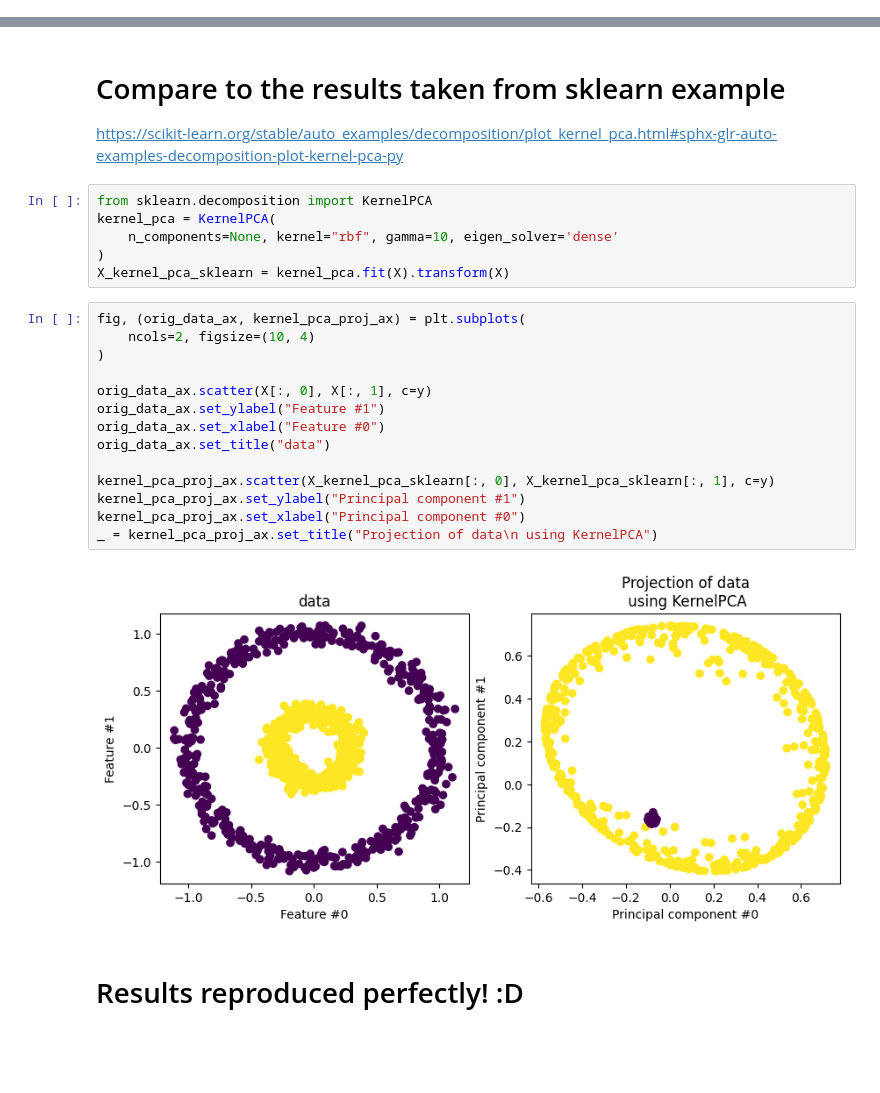
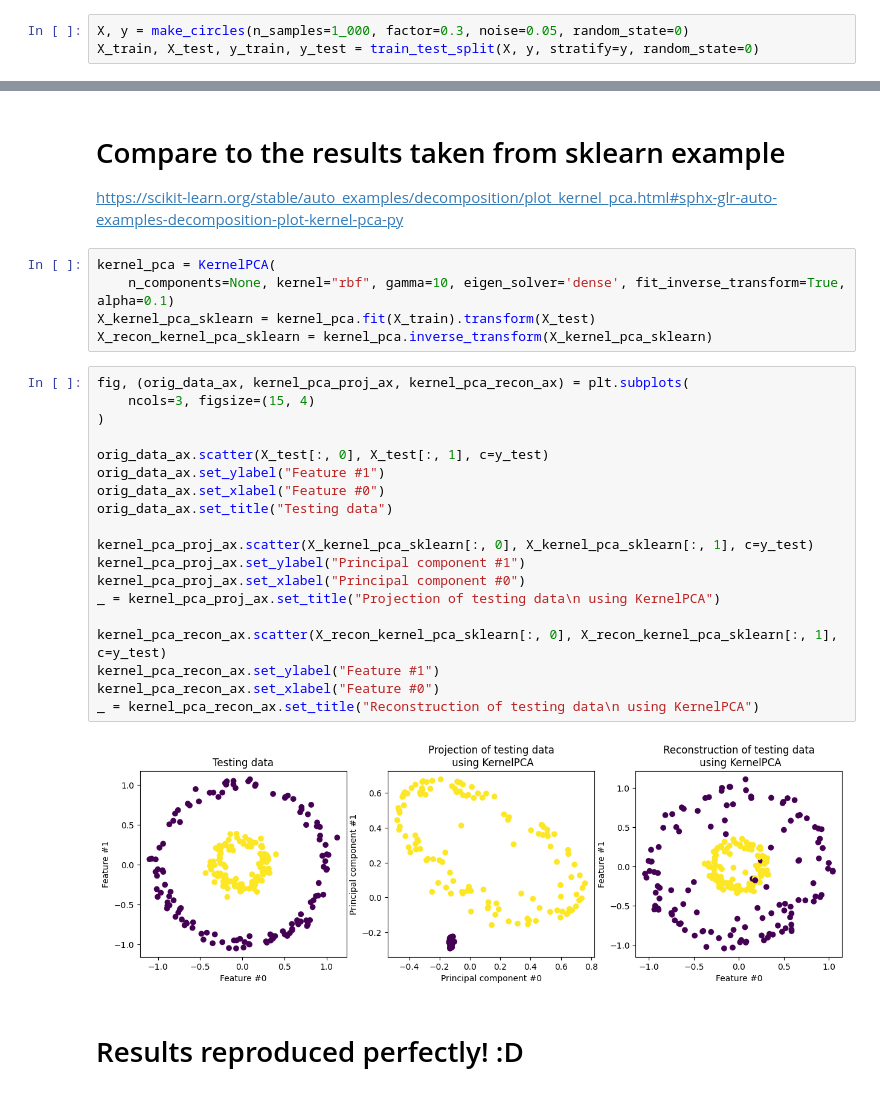
Before and after one commit to abf149/180651final, a Jupyter notebook: kernel_pca.ipynb, the cells around one changed output, grey strips where cells are left out. Saved outputs shown, nothing was run; the diff lists cells and outputs as text; blank space fills up the shorter version.

```diff
--- a/kernel_pca.ipynb
+++ b/kernel_pca.ipynb
@@ -6,3 +7,6 @@ from sklearn.decomposition import PCA, KernelPCA
 import matplotlib.pyplot as plt
 import kernel_pca as kpca # python file of own implementation of kernel PCA
 from sklearn.metrics import mean_squared_error
+# %%
+X, y = make_circles(n_samples=1_000, factor=0.3, noise=0.05, random_state=0)
+X_train, X_test, y_train, y_test = train_test_split(X, y, stratify=y, random_state=0)
@@ -41,27 +53,31 @@ _ = kernel_pca_proj_ax.set_title("Projection of data\n using KernelPCA with own
 # Compare to the results taken from sklearn example
 https://scikit-learn.org/stable/auto_examples/decomposition/plot_kernel_pca.html#sphx-glr-auto-examples-decomposition-plot-kernel-pca-py
 # %%
-from sklearn.decomposition import KernelPCA
 kernel_pca = KernelPCA(
-    n_components=None, kernel="rbf", gamma=10, eigen_solver='dense'
-)
-X_kernel_pca_sklearn = kernel_pca.fit(X).transform(X)
+    n_components=None, kernel="rbf", gamma=10, eigen_solver='dense', fit_inverse_transform=True, alpha=0.1)
+X_kernel_pca_sklearn = kernel_pca.fit(X_train).transform(X_test)
+X_recon_kernel_pca_sklearn = kernel_pca.inverse_transform(X_kernel_pca_sklearn)
 # %%
-fig, (orig_data_ax, kernel_pca_proj_ax) = plt.subplots(
-    ncols=2, figsize=(10, 4)
+fig, (orig_data_ax, kernel_pca_proj_ax, kernel_pca_recon_ax) = plt.subplots(
+    ncols=3, figsize=(15, 4)
 )
 
-orig_data_ax.scatter(X[:, 0], X[:, 1], c=y)
+orig_data_ax.scatter(X_test[:, 0], X_test[:, 1], c=y_test)
 orig_data_ax.set_ylabel("Feature #1")
 orig_data_ax.set_xlabel("Feature #0")
-orig_data_ax.set_title("data")
+orig_data_ax.set_title("Testing data")
 
-kernel_pca_proj_ax.scatter(X_kernel_pca_sklearn[:, 0], X_kernel_pca_sklearn[:, 1], c=y)
+kernel_pca_proj_ax.scatter(X_kernel_pca_sklearn[:, 0], X_kernel_pca_sklearn[:, 1], c=y_test)
 kernel_pca_proj_ax.set_ylabel("Principal component #1")
 kernel_pca_proj_ax.set_xlabel("Principal component #0")
-_ = kernel_pca_proj_ax.set_title("Projection of data\n using KernelPCA")
+_ = kernel_pca_proj_ax.set_title("Projection of testing data\n using KernelPCA")
+
+kernel_pca_recon_ax.scatter(X_recon_kernel_pca_sklearn[:, 0], X_recon_kernel_pca_sklearn[:, 1], c=y_test)
+kernel_pca_recon_ax.set_ylabel("Feature #1")
+kernel_pca_recon_ax.set_xlabel("Feature #0")
+_ = kernel_pca_recon_ax.set_title("Reconstruction of testing data\n using KernelPCA")
 # %% [output]
-[figure, old version]
+[figure, new version]
 # %% [markdown]
 # Results reproduced perfectly! :D
 # %%
```
Also changed, not shown: parts of 8 cells of this notebook.
